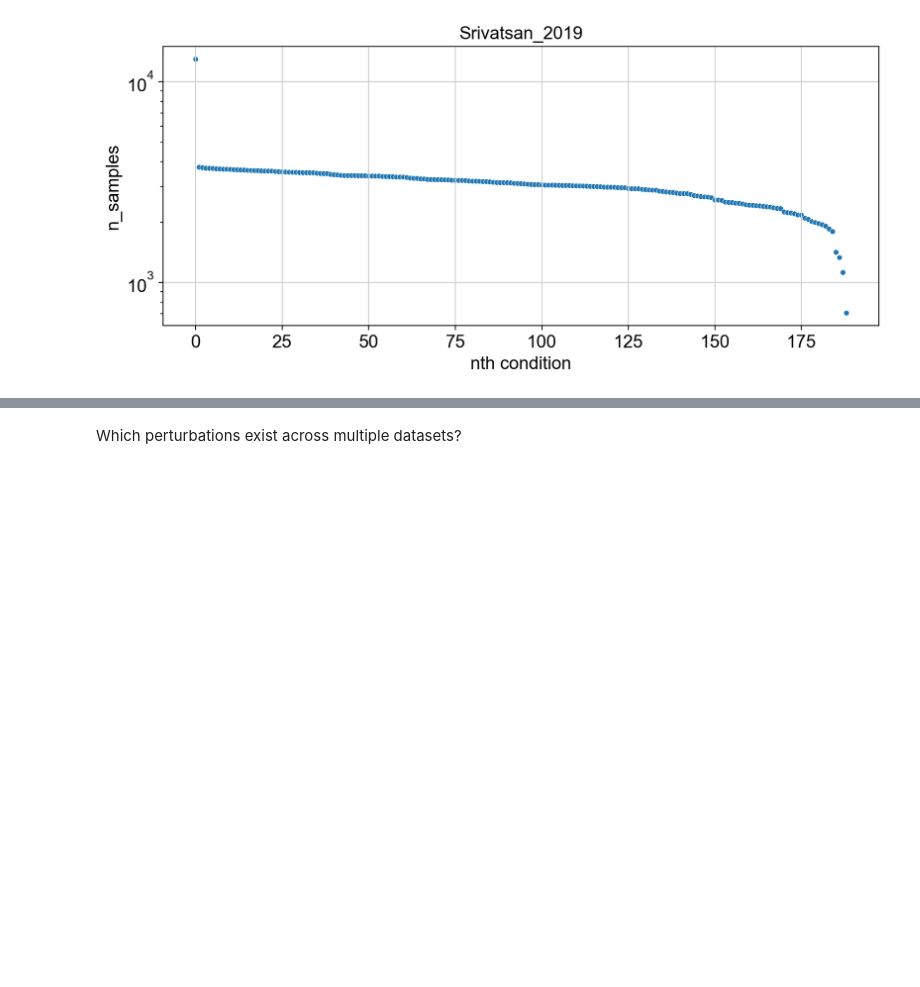
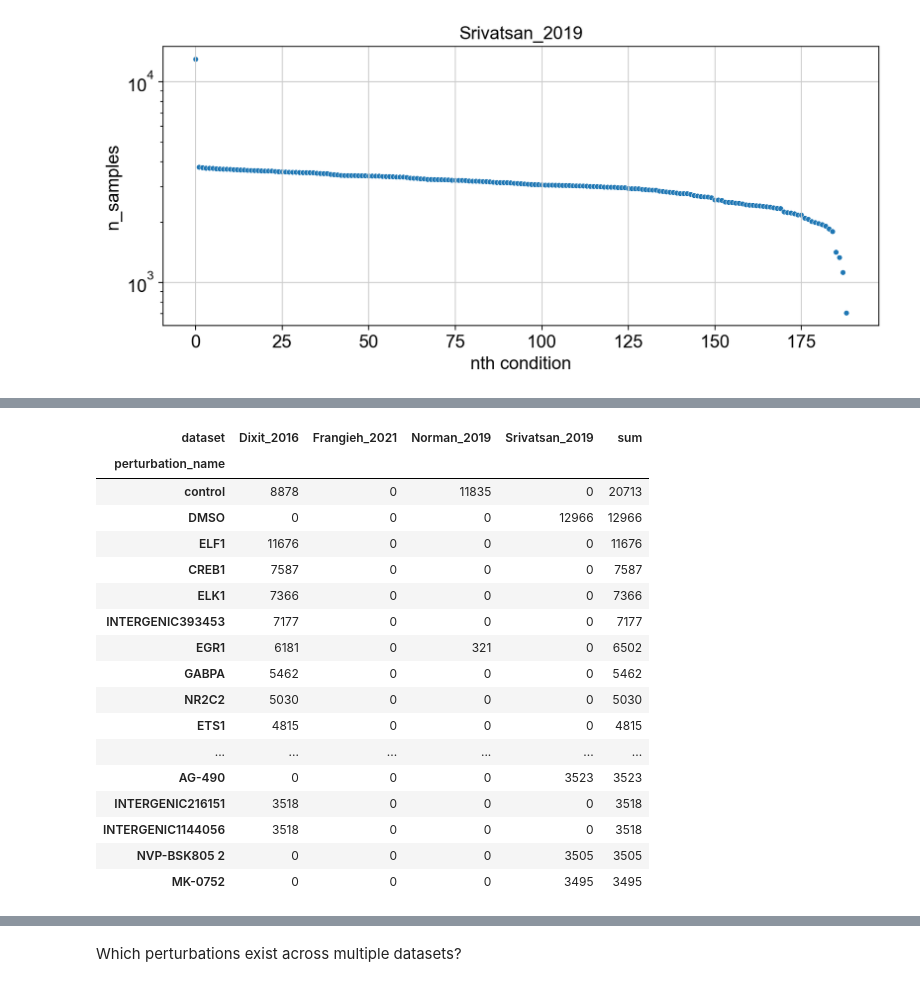
Before and after one commit to theislab/sc-pert, a Jupyter notebook: dataset_example.ipynb, the cells around one changed output, grey strips where cells are left out. Saved outputs shown, nothing was run; the diff lists cells and outputs as text; code cells hidden in the pictures; blank space fills up the shorter version.

```diff
--- a/dataset_example.ipynb
+++ b/dataset_example.ipynb
@@ -73,0 +95,21 @@ for a in adatas:
+# %%
+df.sort_values(by='sum', ascending=False)[:50]
+# %% [output]
+| dataset | Dixit_2016 | Frangieh_2021 | Norman_2019 | Srivatsan_2019 | sum |
+| perturbation_name |  |  |  |  |  |
+| control | 8878 | 0 | 11835 | 0 | 20713 |
+| DMSO | 0 | 0 | 0 | 12966 | 12966 |
+| ELF1 | 11676 | 0 | 0 | 0 | 11676 |
+| CREB1 | 7587 | 0 | 0 | 0 | 7587 |
+| ELK1 | 7366 | 0 | 0 | 0 | 7366 |
+| INTERGENIC393453 | 7177 | 0 | 0 | 0 | 7177 |
+| EGR1 | 6181 | 0 | 321 | 0 | 6502 |
+| GABPA | 5462 | 0 | 0 | 0 | 5462 |
+| NR2C2 | 5030 | 0 | 0 | 0 | 5030 |
+| ETS1 | 4815 | 0 | 0 | 0 | 4815 |
+| ... | ... | ... | ... | ... | ... |
+| AG-490 | 0 | 0 | 0 | 3523 | 3523 |
+| INTERGENIC216151 | 3518 | 0 | 0 | 0 | 3518 |
+| INTERGENIC1144056 | 3518 | 0 | 0 | 0 | 3518 |
+| NVP-BSK805 2 | 0 | 0 | 0 | 3505 | 3505 |
+| MK-0752 | 0 | 0 | 0 | 3495 | 3495 |
```
Also changed, not shown: parts of 26 cells of this notebook, 3 other files.
